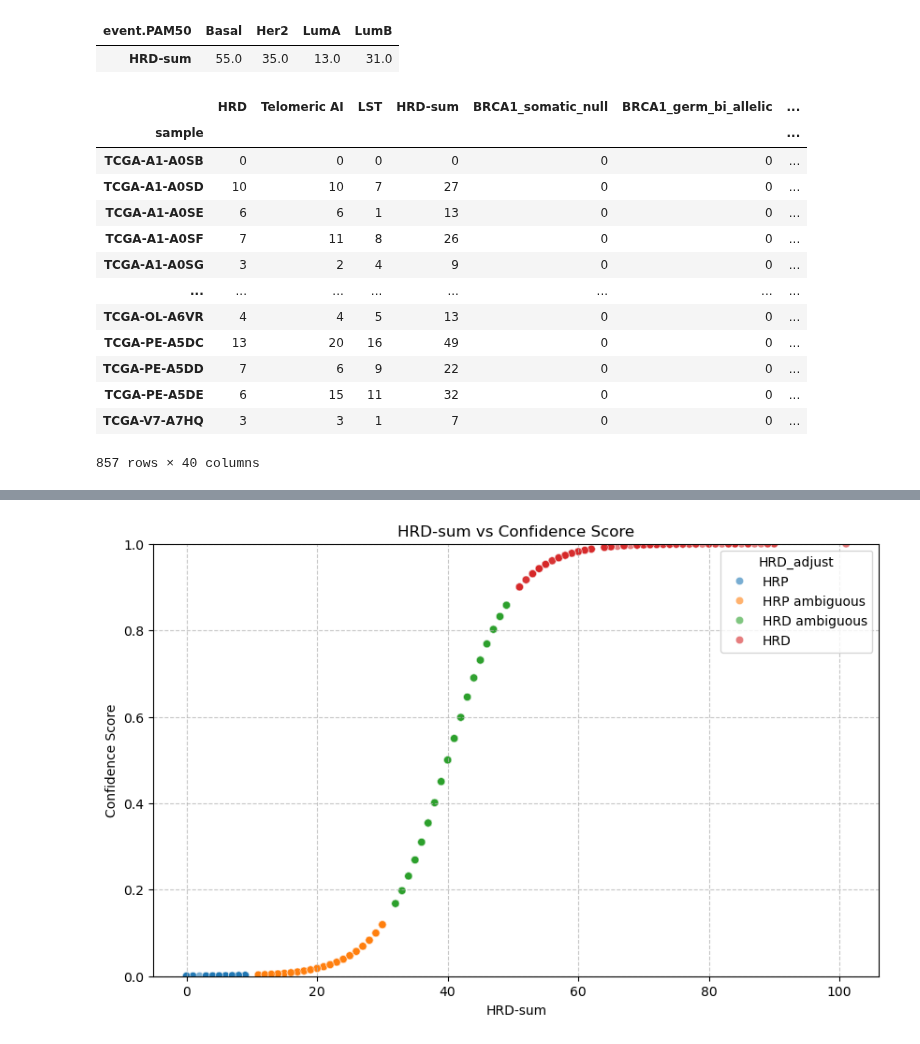
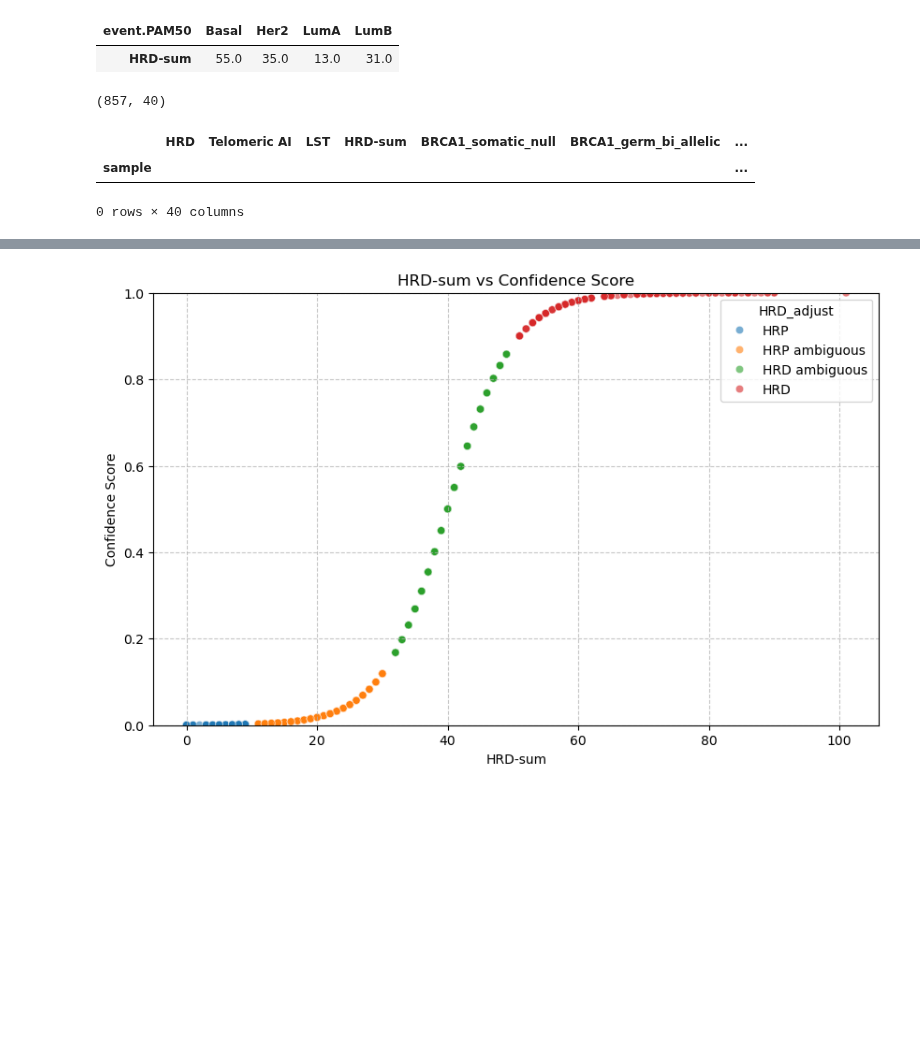
Before and after one commit to l1joseph/Multiscale_HRD_Classifier, a Jupyter notebook: prelim_analysis/Soft_label.ipynb, the cells around one changed output, grey strips where cells are left out. Saved outputs shown, nothing was run; the diff lists cells and outputs as text; code cells hidden in the pictures; blank space fills up the shorter version.

```diff
--- a/prelim_analysis/Soft_label.ipynb
+++ b/prelim_analysis/Soft_label.ipynb
@@ -110,9 +105,11 @@ Index(['HRD', 'Telomeric AI', 'LST', 'HRD-sum', 'BRCA1_somatic_null',
 # %%
+# Soft label method
 def softLabel(x, median, HRD_thresh, HRP_thresh):
     adjustment = 2 * ((((HRD_thresh - x) / (HRD_thresh - HRP_thresh)) - 0.5) ** 2) + 0.5
-    if median < x < HRD_thresh:
+    if median <= x < HRD_thresh:
         return adjustment
     elif HRP_thresh <= x < median:
         return 1 - adjustment
     else:
+        #print(f"x: {x} \n median:{median} \n HRD_thresh:{HRD_thresh} \n HRP_thresh: {HRP_thresh}")
         return -1
@@ -119,11 +141,14 @@ def softLabel(x, median, HRD_thresh, HRP_thresh):
 # %%
-medians = metadata.groupby(["event.PAM50"])["HRD-sum"].median().reset_index()
+#calculating medians per subtype
+metadata_sub = metadata.copy()
+medians = metadata_sub.groupby(["event.PAM50"])["HRD-sum"].median().reset_index()
 medians_pivot = medians.set_index('event.PAM50').T
 medians_pivot
 # %% [output]
 | event.PAM50 | Basal | Her2 | LumA | LumB |
 | HRD-sum | 55.0 | 35.0 | 13.0 | 31.0 |
 # %%
+# Applying soft labels across each row
 for sub in medians_pivot.columns.tolist():
-    metadata['HRD_adjust'] = ['HRD' if x > 50 else 'HRP' if x < 10 else 'HRD ambiguous' if medians_pivot.loc['HRD-sum',sub] < x <50 else 'HRP ambiguous' if 10 < x < medians_pivot.loc['HRD-sum',sub] else 'None' for x in metadata['HRD-sum']]
-    metadata['soft prob'] = metadata['HRD-sum'].apply(lambda x: softLabel(x, medians_pivot.loc['HRD-sum',sub], 50, 10))
+    metadata_sub['HRD_adjust'] = ['HRD' if x >= 50 else 'HRP' if x <= 10 else 'HRD ambiguous' if medians_pivot.loc['HRD-sum',sub] <= x <50 else 'HRP ambiguous' if 10 <= x < medians_pivot.loc['HRD-sum',sub] else 'None' for x in metadata_sub['HRD-sum']]
+    metadata_sub['soft prob'] = metadata_sub['HRD-sum'].apply(lambda x: softLabel(x, medians_pivot.loc['HRD-sum',sub], 50, 10))
@@ -130,30 +157,14 @@ for sub in medians_pivot.columns.tolist():
 # %%
-metadata[['HRD-sum', 'HRD_status_base', 'HRD_adjust', 'soft prob']]
+# fixing -1 cases that were not handled correctly
+metadata_sub[['HRD-sum', 'HRD_status_base', 'HRD_adjust', 'soft prob']]
 
 # Define conditions and choices
 conditions = [
-    (metadata['soft prob'] == -1) & (metadata['HRD_adjust'] == 'HRP'),
-    (metadata['soft prob'] == -1) & (metadata['HRD_adjust'] == 'HRD')
+    (metadata_sub['soft prob'] == -1) & (metadata_sub['HRD_adjust'] == 'HRP'),
+    (metadata_sub['soft prob'] == -1) & (metadata_sub['HRD_adjust'] == 'HRD')
 ]
 
 choices = [0, 1]
 
 # Update the 'soft prob dist' column
-metadata['soft prob'] = np.select(conditions, choices, default=metadata['soft prob'])
+metadata_sub['soft prob'] = np.select(conditions, choices, default=metadata_sub['soft prob'])
-# %%
-metadata
-# %% [output]
-|  | HRD | Telomeric AI | LST | HRD-sum | BRCA1_somatic_null | BRCA1_germ_bi_allelic | ... |
-| sample |  |  |  |  |  |  | ... |
-| TCGA-A1-A0SB | 0 | 0 | 0 | 0 | 0 | 0 | ... |
-| TCGA-A1-A0SD | 10 | 10 | 7 | 27 | 0 | 0 | ... |
-| TCGA-A1-A0SE | 6 | 6 | 1 | 13 | 0 | 0 | ... |
-| TCGA-A1-A0SF | 7 | 11 | 8 | 26 | 0 | 0 | ... |
-| TCGA-A1-A0SG | 3 | 2 | 4 | 9 | 0 | 0 | ... |
-| ... | ... | ... | ... | ... | ... | ... | ... |
-| TCGA-OL-A6VR | 4 | 4 | 5 | 13 | 0 | 0 | ... |
-| TCGA-PE-A5DC | 13 | 20 | 16 | 49 | 0 | 0 | ... |
-| TCGA-PE-A5DD | 7 | 6 | 9 | 22 | 0 | 0 | ... |
-| TCGA-PE-A5DE | 6 | 15 | 11 | 32 | 0 | 0 | ... |
-| TCGA-V7-A7HQ | 3 | 3 | 1 | 7 | 0 | 0 | ... |
-857 rows × 40 columns
@@ -164 +175,11 @@ metadata_dropna = metadata[metadata['HRD_adjust'] != 'None']
+# %%
+metadata_sub.shape
+# %% [output]
+(857, 40)
+# %%
+metadata_sub[metadata_sub['HRD_adjust'] == 'None']
+# %% [output]
+|  | HRD | Telomeric AI | LST | HRD-sum | BRCA1_somatic_null | BRCA1_germ_bi_allelic | ... |
+| sample |  |  |  |  |  |  | ... |
+0 rows × 40 columns
 # %%
```
Also changed, not shown: parts of 19 cells of this notebook, 2 other files.
